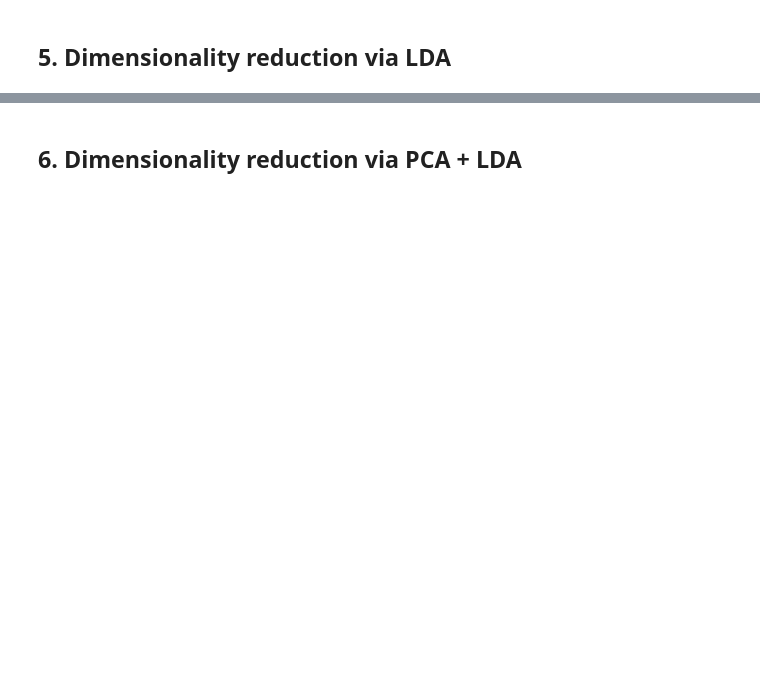
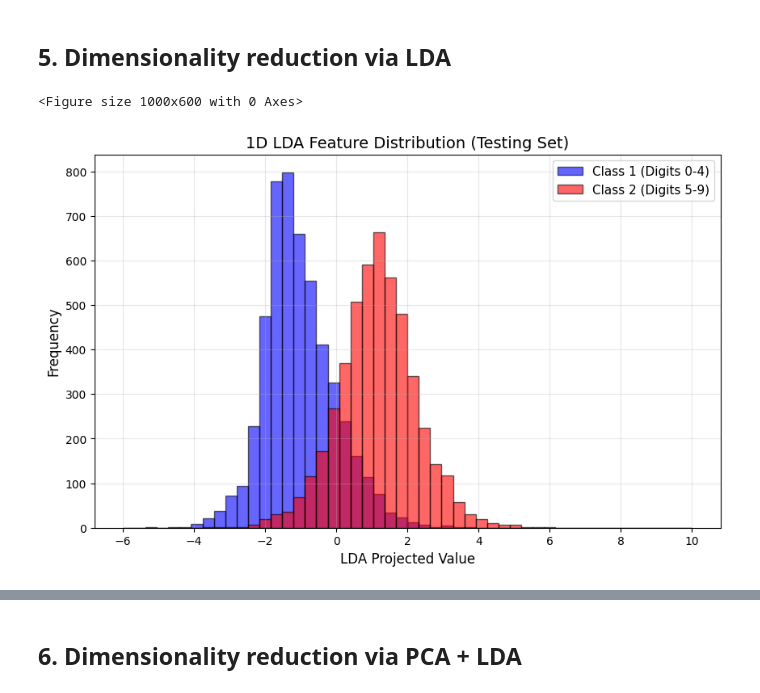
Before and after one commit to tcharos/Image-Classification-SVM, a Jupyter notebook: SignalProcessing_Assignment_2.ipynb, the cells around one changed output, grey strips where cells are left out. Cells and saved outputs as stored; diff of their text form; code cells hidden in the pictures; blank space fills up the shorter version.

```diff
--- a/SignalProcessing_Assignment_2.ipynb
+++ b/SignalProcessing_Assignment_2.ipynb
@@ -182,13 +233,14 @@ param_grid = [
     }
 ]
 # %%
-svc = SVC()
+svc = SVC(cache_size=1000)
 
-grid_search = GridSearchCV(SVC(),
-                           param_grid,
+grid_search = GridSearchCV(estimator=svc,
+                           param_grid=param_grid,
                            cv=3,
                            scoring='accuracy',
-                           verbose=1
+                           verbose=3,
+                           n_jobs=-1
 )
 
 print("Starting Grid Search for SVM Benchmark...")
@@ -277,15 +369,26 @@ plt.figure(figsize=(10, 6))
 
 class1_lda = X_test_lda[y_test_final == 0]
 class2_lda = X_test_lda[y_test_final == 1]
+# %% [output]
+<Figure size 1000x600 with 0 Axes>
 # %%
-# Plot as histograms to check the overlap/separability
+# Plot Class 1
+class1_data = X_test_lda[y_test_final == 0].flatten()
+class2_data = X_test_lda[y_test_final == 1].flatten()
 
-plt.hist(class1_lda, bins=50, alpha=0.6, label='Class 1 (Digits 0-4)', color='blue')
-plt.hist(class2_lda, bins=50, alpha=0.6, label='Class 2 (Digits 5-9)', color='red')
+plt.figure(figsize=(10, 6))
 
-plt.title('1D LDA Feature Distribution (Testing Set)')
-plt.xlabel('LDA Projected Value')
-plt.ylabel('Frequency')
-plt.legend()
+# Plot with a reasonable range that excludes the outlier
+plt.hist(class1_data, bins=50, alpha=0.6, label='Class 1 (Digits 0-4)',
+         color='blue', edgecolor='black', range=(-6, 10))
+plt.hist(class2_data, bins=50, alpha=0.6, label='Class 2 (Digits 5-9)',
+         color='red', edgecolor='black', range=(-6, 10))
+
+plt.xlabel('LDA Projected Value', fontsize=12)
+plt.ylabel('Frequency', fontsize=12)
+plt.legend(fontsize=11)
+plt.title('1D LDA Feature Distribution (Testing Set)', fontsize=14)
 plt.grid(True, alpha=0.3)
 plt.show()
+# %% [output]
+[figure, added]
```
Also changed, not shown: parts of 20 cells of this notebook.
